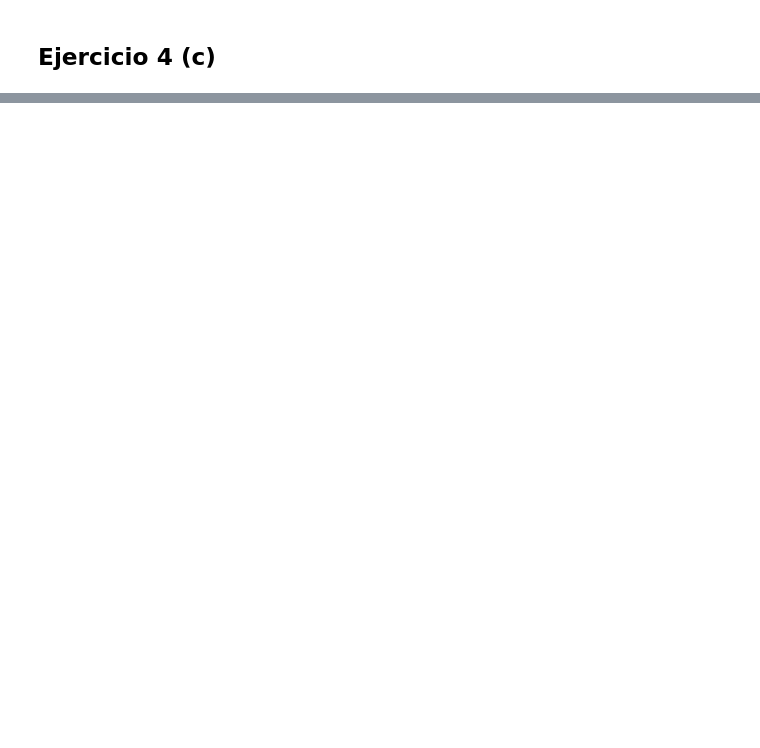
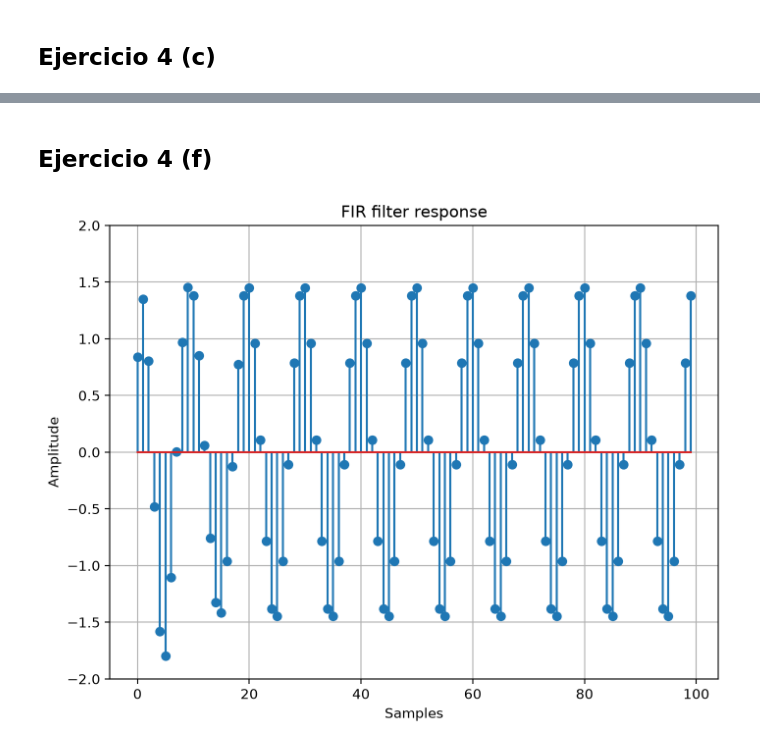
Before and after one commit to estanislaocrivos/digital-signal-processing-course, a Jupyter notebook: gp-01/ej-04.ipynb, the cells around one changed output, grey strips where cells are left out. Saved outputs shown, nothing was run; the diff lists cells and outputs as text; code cells hidden in the pictures; blank space fills up the shorter version.

```diff
--- a/gp-01/ej-04.ipynb
+++ b/gp-01/ej-04.ipynb
@@ -172,0 +203,22 @@ show()
+# %% [markdown]
+## Ejercicio 4 (f)
+# %%
+n_samples = 100
+n = arange(n_samples)
+
+# System input
+x = cos(2 * pi * n / 10)
+
+# System output
+y = convolve(x, impulse_response_fir)[:n_samples]
+
+figure(1, figsize=(8, 6), dpi=200)
+stem(n, y)
+ylim((-ceil(max(y)), ceil(max(y))))
+xlabel("Samples")
+ylabel("Amplitude")
+title("FIR filter response")
+grid(True)
+show()
+# %% [output]
+[figure, added]
```
Also changed, not shown: parts of 5 cells of this notebook.
